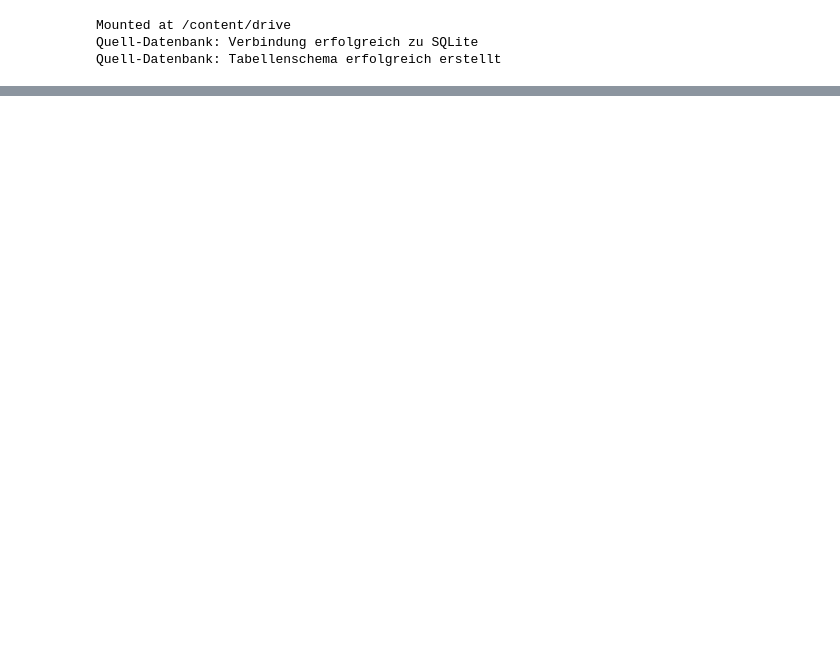
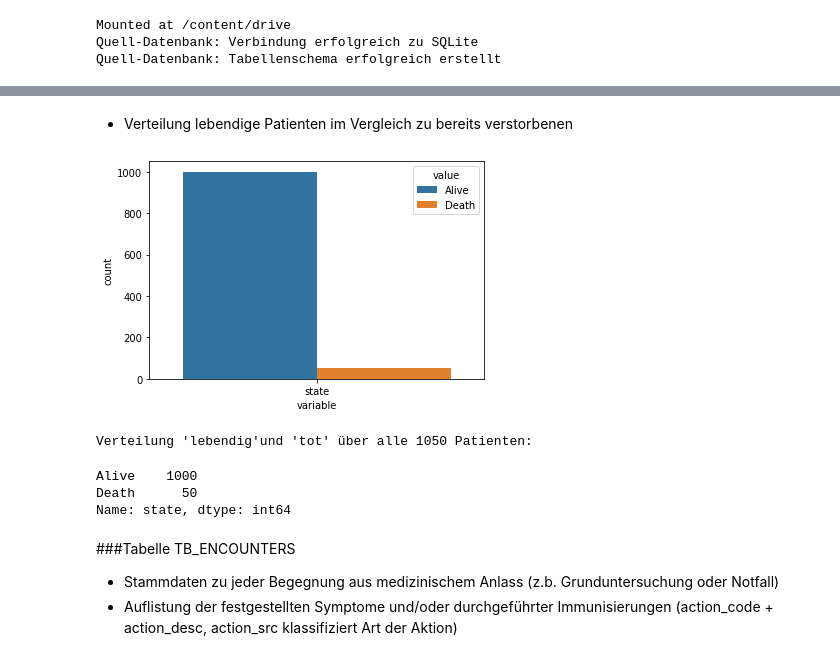
Before and after one commit to MarisaRies/covir, a Jupyter notebook: COVIR.ipynb, the cells around one changed output, grey strips where cells are left out. Saved outputs shown, nothing was run; the diff lists cells and outputs as text; code cells hidden in the pictures; blank space fills up the shorter version.

```diff
--- a/COVIR.ipynb
+++ b/COVIR.ipynb
@@ -248,13 +347,37 @@ plt.show()
+# %% [markdown]
+
+
+*   Verteilung lebendige Patienten im Vergleich zu bereits verstorbenen
 # %%
 #Grafik Alive vs Death
 df_dwh_pat["state"] = df_dwh_pat["deathdate"] #Kopieren der Spalte Todestag in neue Spalte "state"
 df_dwh_pat["state"] = df_dwh_pat["state"].fillna('Alive') #Normalisierung von NaN nach 'Alive'
 df_dwh_pat["state"] = df_dwh_pat["state"].replace(['[^Alive]'], '', regex = True) #Normalisierung jeder Zeile ungleich 'Alive' nach '' mittels regulärem Ausdruck
 df_dwh_pat["state"] = df_dwh_pat["state"].replace([''], 'Death') #Ersetzen von '' mit 'Death'
 
 sns.countplot(x="variable", hue= "value", data=pd.melt(df_dwh_pat[["state"]]))
 #plt.savefig(image_path+'Histogramm_Lebendig-Tot.png')
 plt.show()
+
+print("Verteilung 'lebendig' und 'tot' über alle {} Patienten:".format(var_pat_total))
+df_dist_alive = df_dwh_pat["state"].value_counts() #Aufschlüsseln der Werteverteilung
+
+var_pat_alive = df_dist_alive.get('Alive')
+var_pat_death = df_dist_alive.get('Death')
+
+df_dist_alive
+# %% [output]
+[figure, added]
+Verteilung 'lebendig'und 'tot' über alle 1050 Patienten:
+Alive    1000
+Death      50
+Name: state, dtype: int64
+# %% [markdown]
+###Tabelle TB_ENCOUNTERS
+
+
+*   Stammdaten zu jeder Begegnung aus medizinischem Anlass (z.b. Grunduntersuchung oder Notfall)
+*   Auflistung der festgestellten Symptome und/oder durchgeführter Immunisierungen (action_code + action_desc, action_src klassifiziert Art der Aktion)
 # %%
 #Übersicht Encounter (Begegnung) Tabelle
 df_dwh_enc = pd.read_sql_query("SELECT * FROM tb_encounters", conn_dwh)
```
Also changed, not shown: parts of 37 cells of this notebook.
